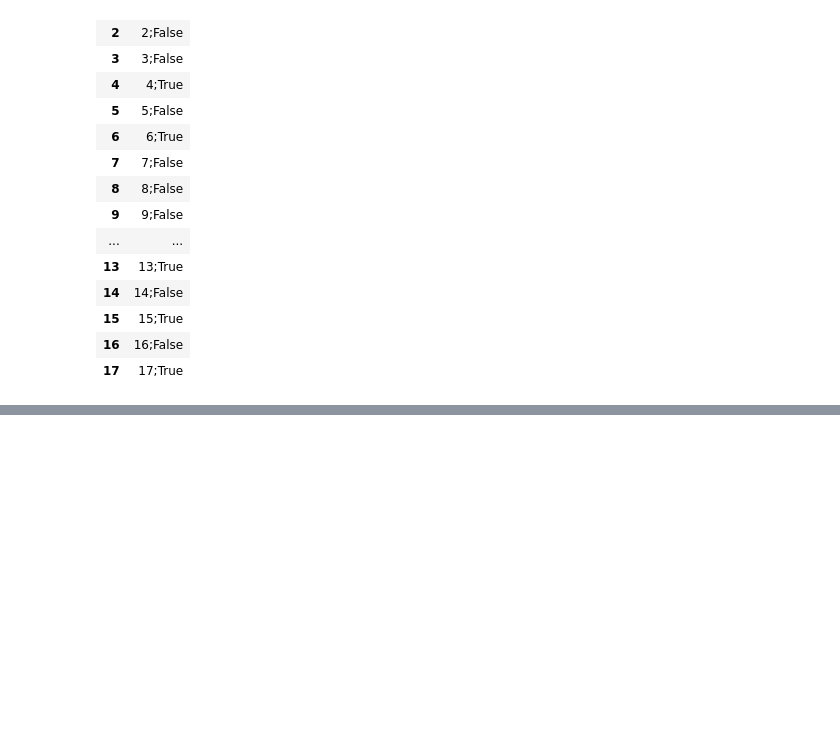
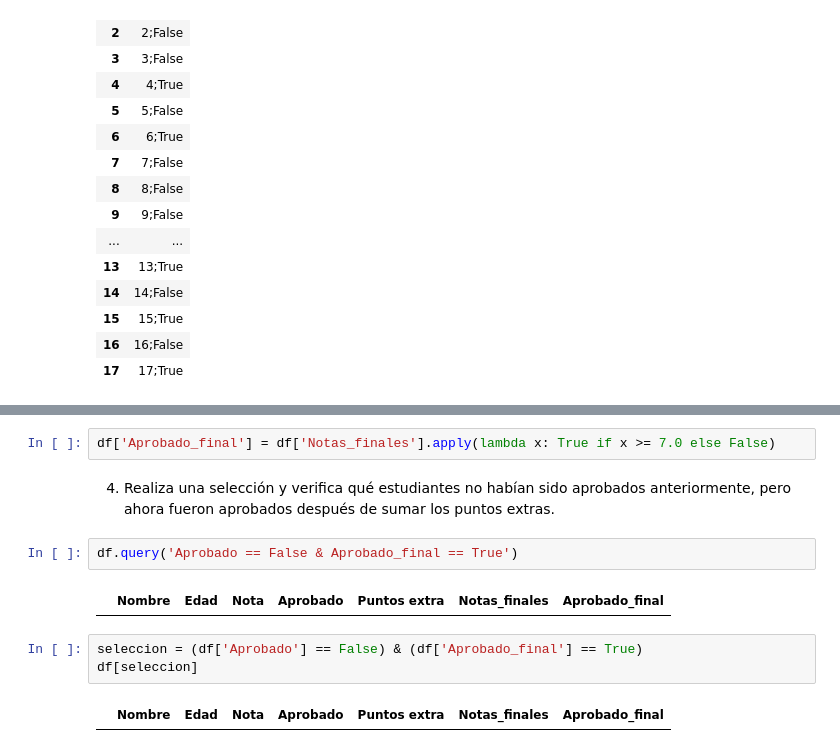
Before and after one commit to Luis1g/Python_DataScience, a Jupyter notebook: Pandas/desafio1.ipynb, the cells around one changed output, grey strips where cells are left out. Drawn from its saved outputs; the diff is of its cells as text; blank space fills up the shorter version.

```diff
--- a/Pandas/desafio1.ipynb
+++ b/Pandas/desafio1.ipynb
@@ -176,0 +211,13 @@ pd.read_csv("alumnos_aprobado.csv")
+# %%
+df['Aprobado_final'] = df['Notas_finales'].apply(lambda x: True if x >= 7.0 else False)
+# %% [markdown]
+4. Realiza una selección y verifica qué estudiantes no habían sido aprobados anteriormente, pero ahora fueron aprobados después de sumar los puntos extras.
+# %%
+df.query('Aprobado == False & Aprobado_final == True')
+# %% [output]
+|  | Nombre | Edad | Nota | Aprobado | Puntos extra | Notas_finales | Aprobado_final |
+# %%
+seleccion = (df['Aprobado'] == False) & (df['Aprobado_final'] == True)
+df[seleccion]
+# %% [output]
+|  | Nombre | Edad | Nota | Aprobado | Puntos extra | Notas_finales | Aprobado_final |
```
Also changed, not shown: parts of 5 cells of this notebook.
